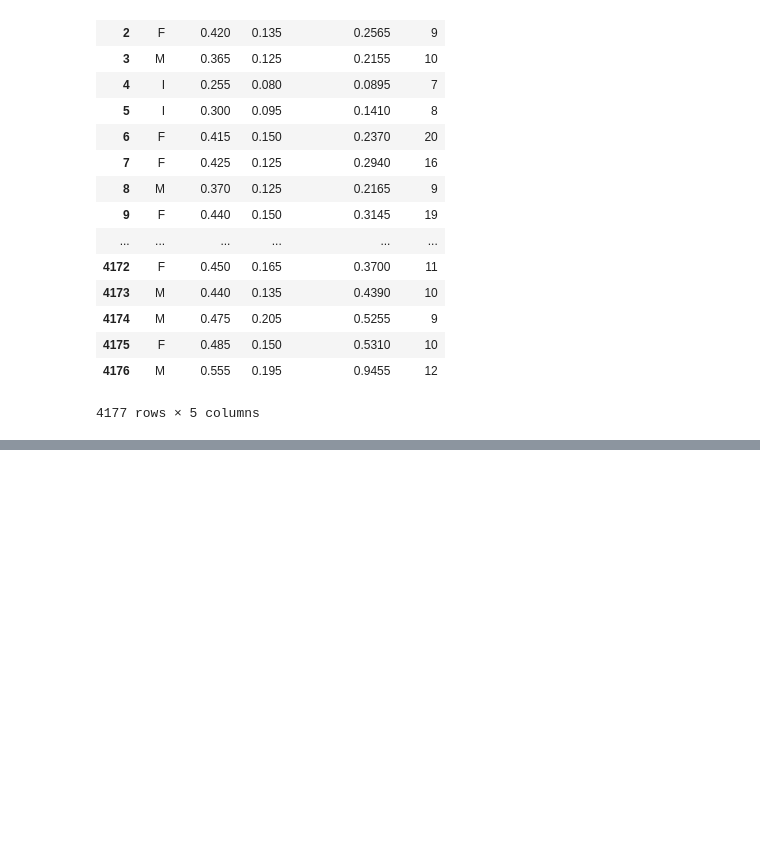
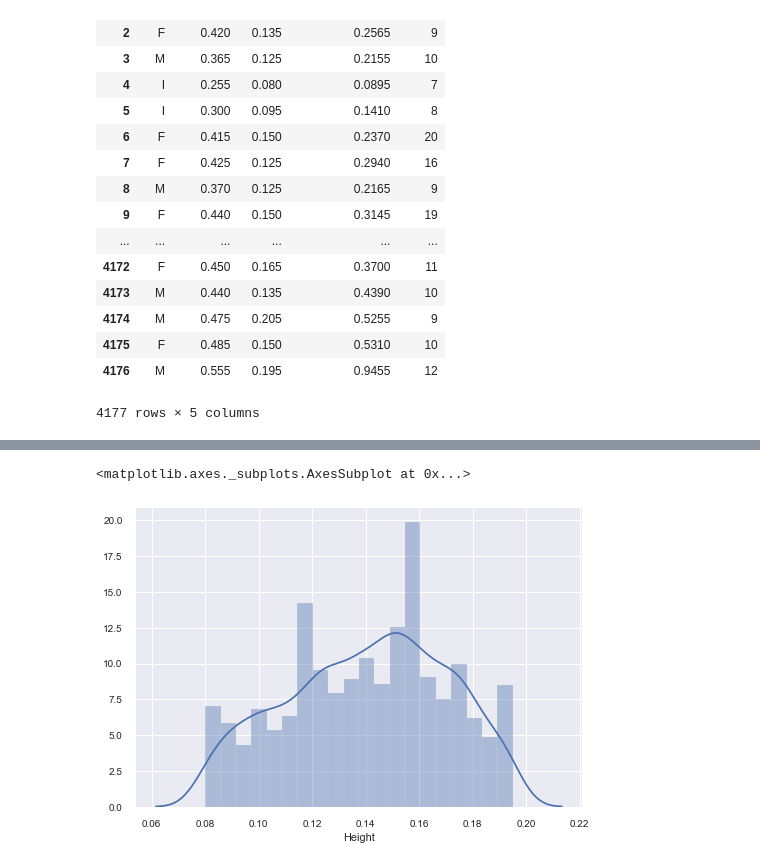
Before and after one commit to habhishek/Classes---Udemy, a Jupyter notebook: abalone_attempt.ipynb, the cells around one changed output, grey strips where cells are left out. Saved outputs shown, nothing was run; the diff lists cells and outputs as text; code cells hidden in the pictures; blank space fills up the shorter version.

```diff
--- a/abalone_attempt.ipynb
+++ b/abalone_attempt.ipynb
@@ -76,0 +140,5 @@ TypeError: ('Could not convert MMFMIIFFMFFMMFFMIFMMMIFFFFFMMMMFMFFMFFFMFFIIIIMFI
+# %%
+sns.distplot(data1['Height'])
+# %% [output]
+<matplotlib.axes._subplots.AxesSubplot at 0x...>
+[figure, added]
```
Also changed, not shown: parts of 44 cells of this notebook, 1 other file.
